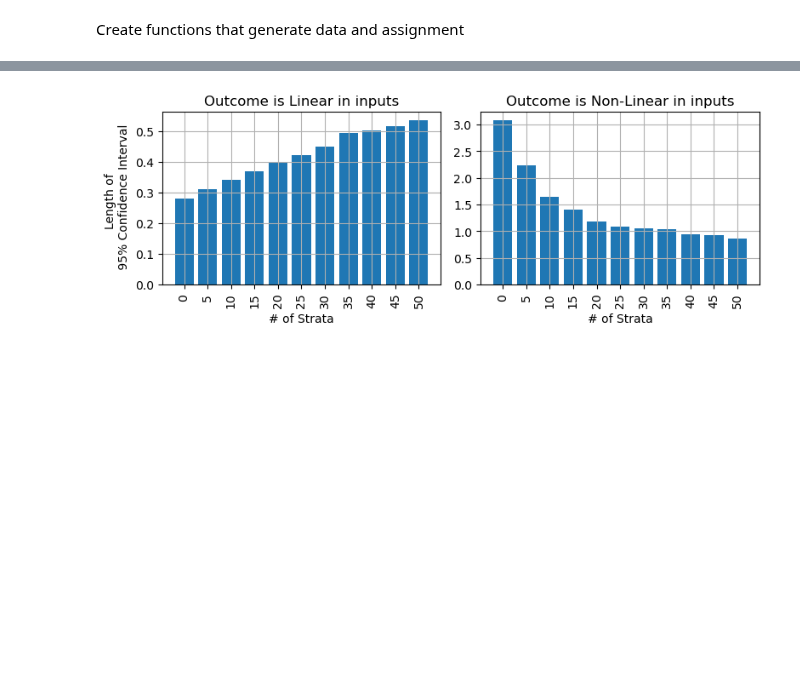
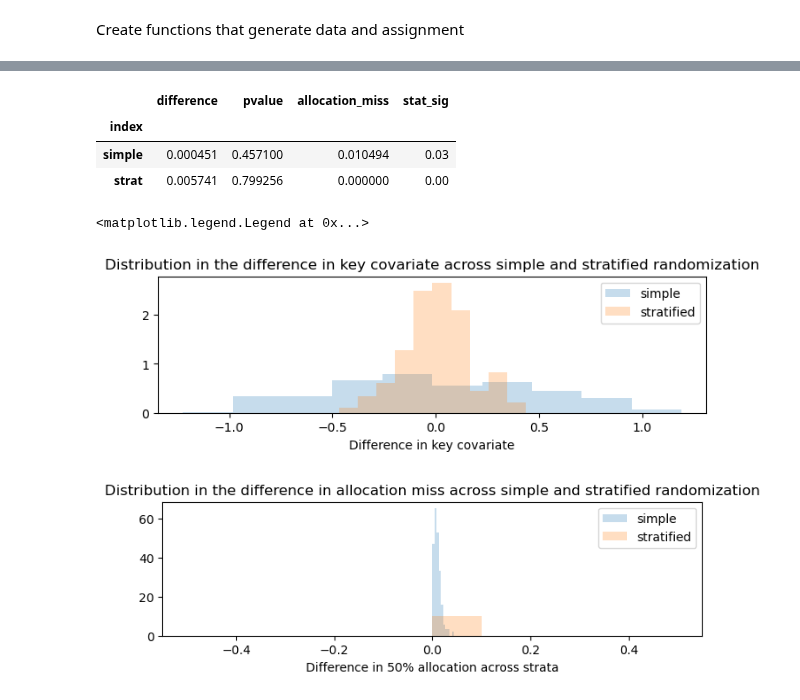
Before and after one commit to shoepaladin/causalinference_crashcourse, a Jupyter notebook: OtherMaterial/Experimental Analysis and Deep Diving Treatment Effects/Stratification.ipynb, the cells around one changed output, grey strips where cells are left out. Cells and saved outputs as stored; diff of their text form; code cells hidden in the pictures; blank space fills up the shorter version.

```diff
--- a/OtherMaterial/Experimental Analysis and Deep Diving Treatment Effects/Stratification.ipynb
+++ b/OtherMaterial/Experimental Analysis and Deep Diving Treatment Effects/Stratification.ipynb
@@ -96,29 +103,50 @@ for t in [True,False]:
-# %%
-fig,ax = plt.subplots(ncols=2, figsize=(8,3), sharey=False)
-
-plot_ = df_sim.loc[df_sim['quadratic']==False][[e for e in df_sim.columns if '_se' in e]].mean()
-ax[0].bar(range(len(plot_)), 2*1.96*plot_ )
-ax[0].set_xticks(range(len(plot_)))
-ax[0].set_xticklabels(['0'] +
-                      ['{0}'.format(o[10:]) for o in [e for e in df_sim.columns if '_se' in e and 'simple' not in e] ]\
-                     ,rotation=90)
-
-plot_ = df_sim.loc[df_sim['quadratic']==True][[e for e in df_sim.columns if '_se' in e]].mean()
-ax[1].bar(range(len(plot_)), 2*1.95*plot_ )
-ax[1].set_xticks(range(len(plot_)))
-ax[1].set_xticklabels(['0'] +\
-                      ['{0}'.format(o[10:]) for o in [e for e in df_sim.columns if '_se' in e and 'simple' not in e] ]
-                     ,rotation=90)
-ax[0].set_title('Outcome is Linear in inputs')
-
-ax[0].set_ylabel('Length of \n 95% Confidence Interval')
-ax[0].set_xlabel('# of Strata')
-ax[1].set_xlabel('# of Strata')
-ax[1].set_title('Outcome is Non-Linear in inputs')
-
-ax[0].grid()
-ax[1].grid()
-plt.tight_layout()
-plt.show()
-# %% [output]
-[figure, removed]
+# %%
+N =500
+sim_number = 200
+df_sim = pd.DataFrame()
+t = False
+df = get_data(n=N, quad=t)
+create_strat(x_quantiles=5, data=df)
+for s in range(sim_number):
+    ## Simple randomization
+    df['w']=assign_simple(treat_number= int(N/2), data=df)
+    simple_res = assess_balance(data=df,treatment_name='w') + (np.sum( (assess_count_instrata(data=df, strat_name='x1_q', treatment_name='w') - 0.5 )**2),)
+    df_sim = pd.concat([df_sim,
+                       pd.DataFrame(index=['simple'], data=[simple_res],columns=['difference','pvalue','allocation_miss'])])
+
+    ## Stratification randomization
+    df['w_strat']=assign_strat(strat_name='x1_q', treat_number=int(N/2), data=df)
+    strat_res = assess_balance(data=df,treatment_name='w_strat') + (np.sum( (assess_count_instrata(data=df, strat_name='x1_q', treatment_name='w_strat') - 0.5 )**2),)
+    df_sim = pd.concat([df_sim,
+                       pd.DataFrame(index=['strat'], data=[strat_res],columns=['difference','pvalue','allocation_miss'])  ])
+#     entry_df = pd.DataFrame(index=['simple','strat'], data={simple_res,strat_res}, columns=['difference','pvalue','allocation_miss'])
+#     df_sim = pd.concat([df_sim, entry_df])
+
+df_sim.reset_index(inplace=True)
+# %%
+df_sim['stat_sig'] = (df_sim['pvalue'] < 0.05).astype(float)
+df_sim.groupby('index').mean()
+# %% [output]
+|  | difference | pvalue | allocation_miss | stat_sig |
+| index |  |  |  |  |
+| simple | 0.000451 | 0.457100 | 0.010494 | 0.03 |
+| strat | 0.005741 | 0.799256 | 0.000000 | 0.00 |
+# %%
+fig,ax = plt.subplots(figsize=(8,2))
+ax.hist( df_sim.loc[df_sim['index']=='simple']['difference'],label='simple', density=True, alpha=0.25)
+ax.hist( df_sim.loc[df_sim['index']=='strat']['difference'] ,label='stratified', density=True, alpha=0.25)
+ax.set_xlabel('Difference in key covariate')
+ax.set_title('Distribution in the difference in key covariate across simple and stratified randomization')
+ax.legend()
+
+
+fig,ax = plt.subplots(figsize=(8,2))
+ax.hist( df_sim.loc[df_sim['index']=='simple']['allocation_miss'],label='simple', density=True, alpha=0.25)
+ax.hist( df_sim.loc[df_sim['index']=='strat']['allocation_miss'] ,label='stratified', density=True, alpha=0.25)
+ax.set_xlabel('Difference in 50% allocation across strata')
+ax.set_title('Distribution in the difference in allocation miss across simple and stratified randomization')
+ax.legend()
+# %% [output]
+<matplotlib.legend.Legend at 0x...>
+[figure, added]
+[figure, added]
```
Also changed, not shown: parts of 9 cells of this notebook, 1 other file.
